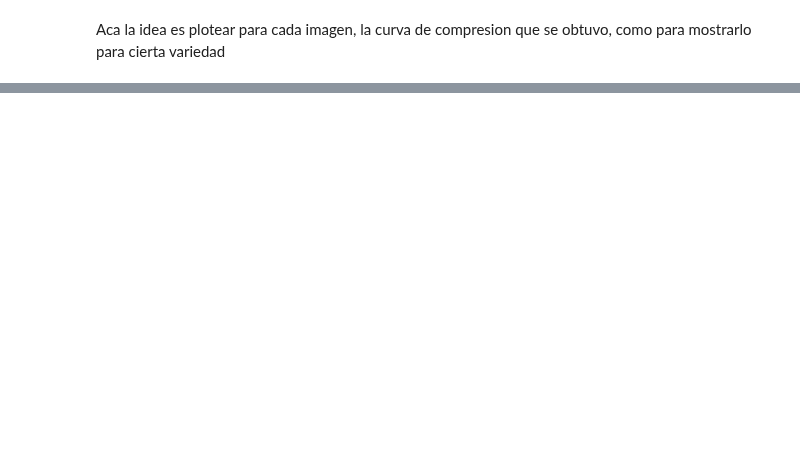
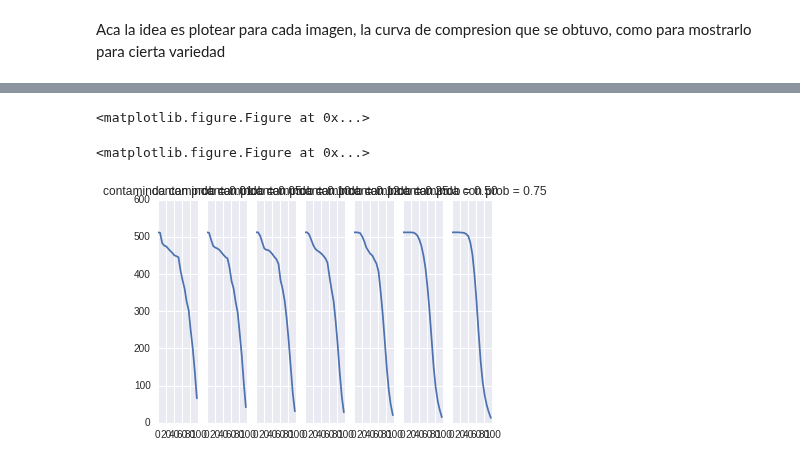
Before and after one commit to npazosmendez/jpeg, a Jupyter notebook: experimentando.ipynb, the cells around one changed output, grey strips where cells are left out. Cells and saved outputs as stored; diff of their text form; code cells hidden in the pictures; blank space fills up the shorter version.

```diff
--- a/experimentando.ipynb
+++ b/experimentando.ipynb
@@ -133,0 +132,18 @@ plt.show()
+# %%
+compressed_results = [None]*len(probs)
+
+i = 0
+for contamination_func in noise_functions:
+    print("Next noise function")
+    # contamino la imagen
+    img_to_test = contamination_func(img)
+    # array donde guardar los CR obtenidos
+    compression_rates_obtained = []
+    for q in Q_factors:
+        print("comprimiendo con Q = %.2f" % (q))
+        # comprimo la imagen contaminada con contamination_func[k] y Q_compression rate
+        compression_rates_obtained.append(compression_rate(img_to_test, q))
+    compressed_results[i] = np.copy(np.array(compression_rates_obtained))
+    i+=1
+
+print(compressed_results)
@@ -133,0 +170,12 @@ plt.show()
+# %%
+plt.clf()
+plt.figure(figsize=(15,10))
+f, figs = plt.subplots(1,len(probs),sharey=True)
+for i in range(len(probs)):
+    figs[i].plot(Q_factors, compressed_results[i])
+    figs[i].set_title("contaminda con prob = %.2f" % (probs[i]))
+plt.show()
+# %% [output]
+<matplotlib.figure.Figure at 0x...>
+<matplotlib.figure.Figure at 0x...>
+[figure, added]
```
Also changed, not shown: parts of 10 cells of this notebook.
